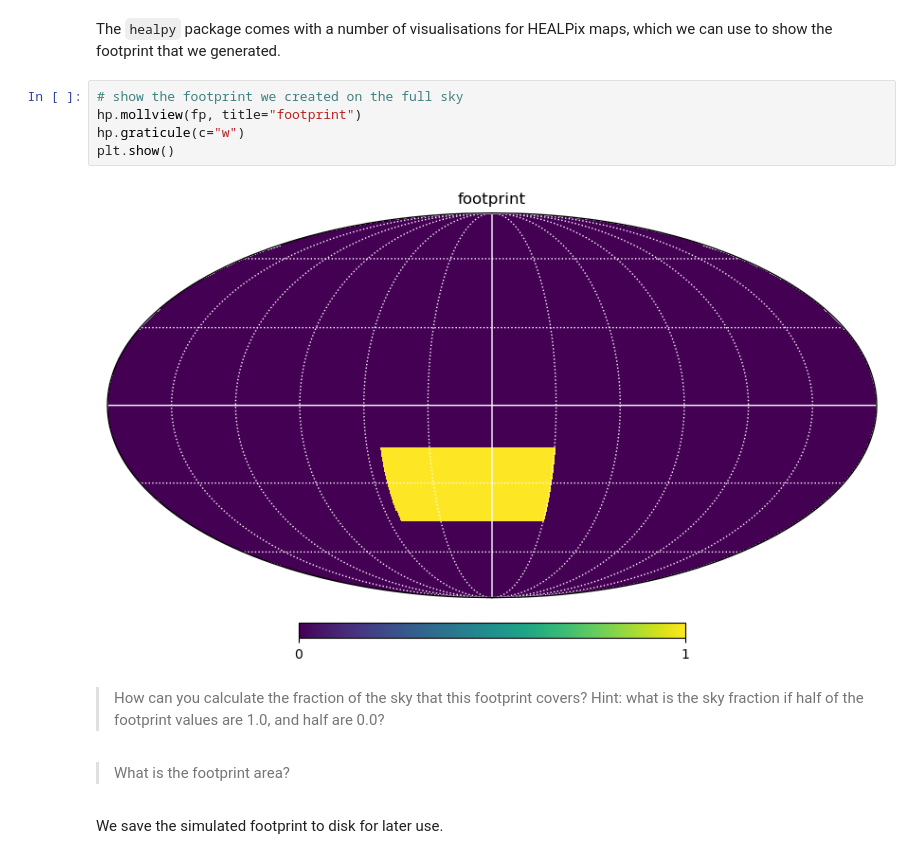
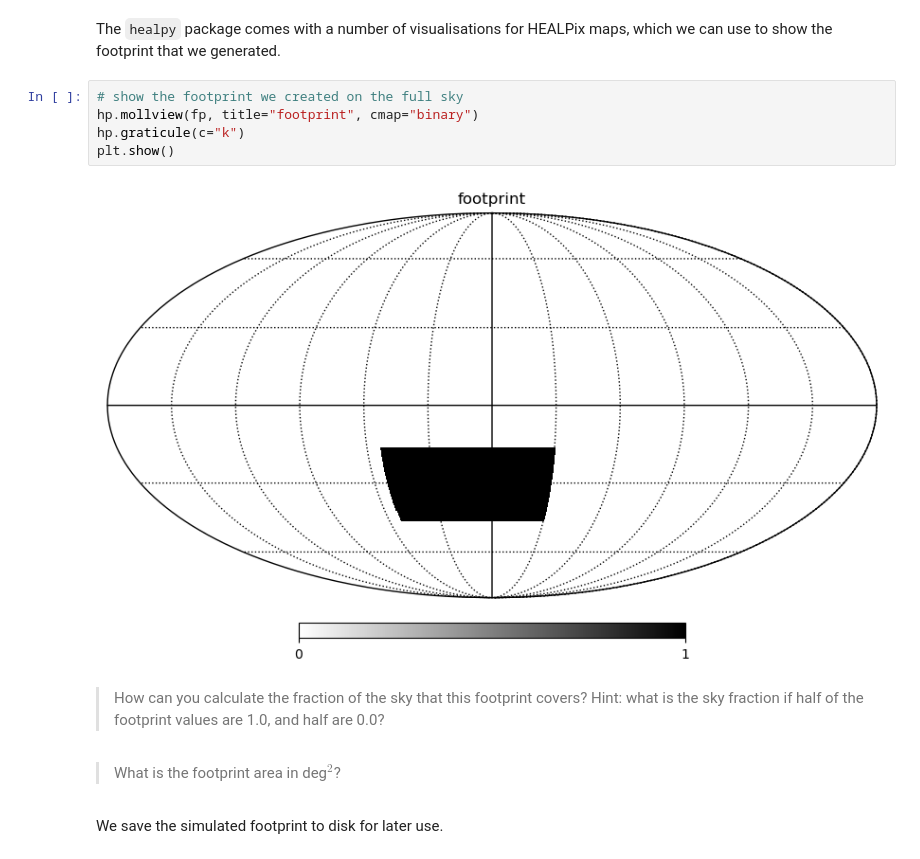
Before and after one commit to GrowInTheDark/imprs-hd-lensing, a Jupyter notebook: 1 - Simulating a galaxy survey.ipynb, the cells around one changed output. Drawn from its saved outputs; the diff is of its cells as text.

```diff
--- a/1 - Simulating a galaxy survey.ipynb
+++ b/1 - Simulating a galaxy survey.ipynb
@@ -30,15 +32,15 @@ fp = (((lon > 329.5) | (lon < 53.5)) & ((-45.6 < lat) & (lat < -15.7))) * 1.0
 The `healpy` package comes with a number of visualisations for HEALPix maps, which we can use to show the footprint that we generated.
 # %%
 # show the footprint we created on the full sky
-hp.mollview(fp, title="footprint")
-hp.graticule(c="w")
+hp.mollview(fp, title="footprint", cmap="binary")
+hp.graticule(c="k")
 plt.show()
 # %% [output]
-[figure, old version]
+[figure, new version]
 # %% [markdown]
 > How can you calculate the fraction of the sky that this footprint covers? Hint: what is the sky fraction if half of the footprint values are 1.0, and half are 0.0?
 # %% [markdown]
-> What is the footprint area?
+> What is the footprint area in deg$^2$?
 # %% [markdown]
 We save the simulated footprint to disk for later use.
 # %%
```
Also changed, not shown: parts of 26 cells of this notebook, 3 other files.
